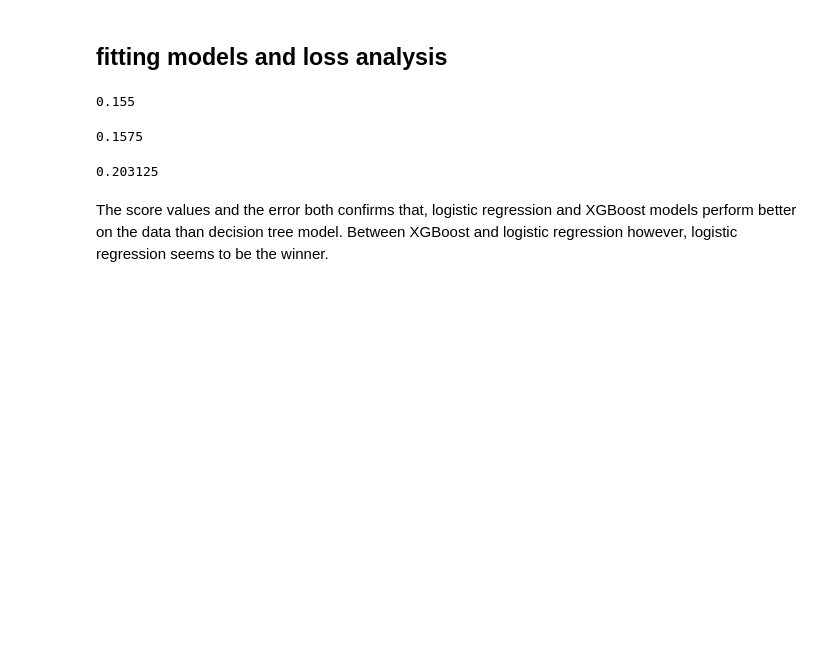
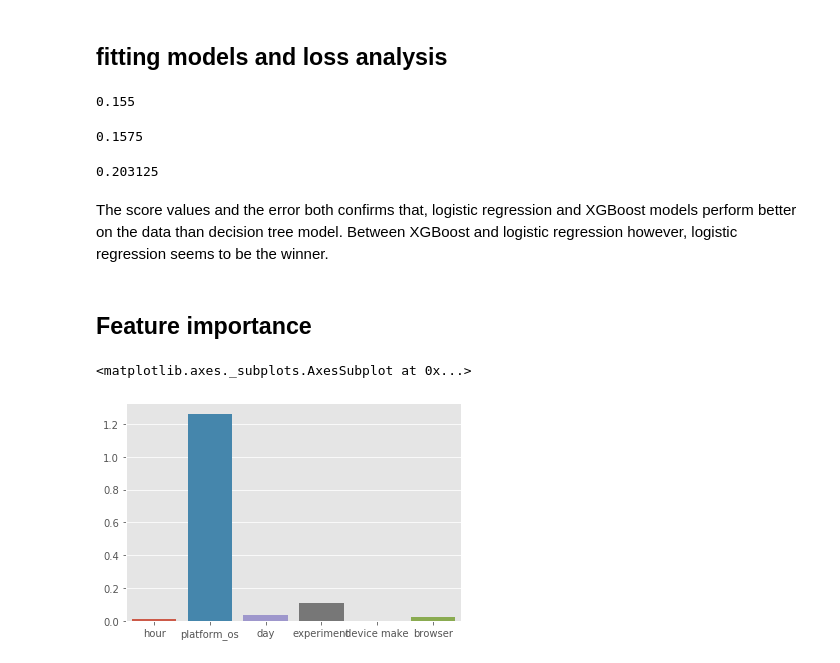
Before and after one commit to Ayebilla/DataScience_Learning, a Jupyter notebook: TenAcademy/week4/ABTest-ML.ipynb, the cells around one changed output. Cells and saved outputs as stored; diff of their text form; code cells hidden in the pictures; blank space fills up the shorter version.

```diff
--- a/TenAcademy/week4/ABTest-ML.ipynb
+++ b/TenAcademy/week4/ABTest-ML.ipynb
@@ -187,3 +133,12 @@ mean_absolute_error(y_val, DT.predict(x_val))
 0.203125
 # %% [markdown]
 The score values and the error both confirms that, logistic regression and XGBoost models perform better on the data than decision tree model. Between XGBoost and logistic regression however, logistic regression seems to be the winner.
+# %% [markdown]
+## Feature importance
+# %%
+features = ['hour','platform_os','day','experiment','device make','browser']
+# %%
+sns.barplot(features,abs(log_model.coef_[0]))
+# %% [output]
+<matplotlib.axes._subplots.AxesSubplot at 0x...>
+[figure, added]
```
Also changed, not shown: parts of 17 cells of this notebook.
